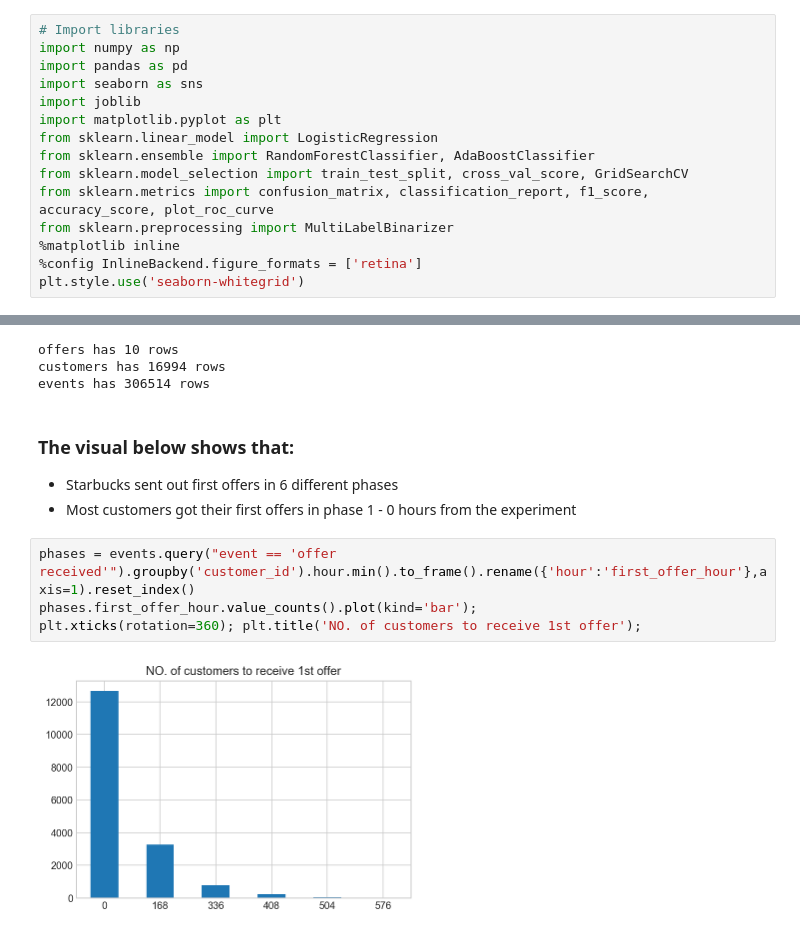
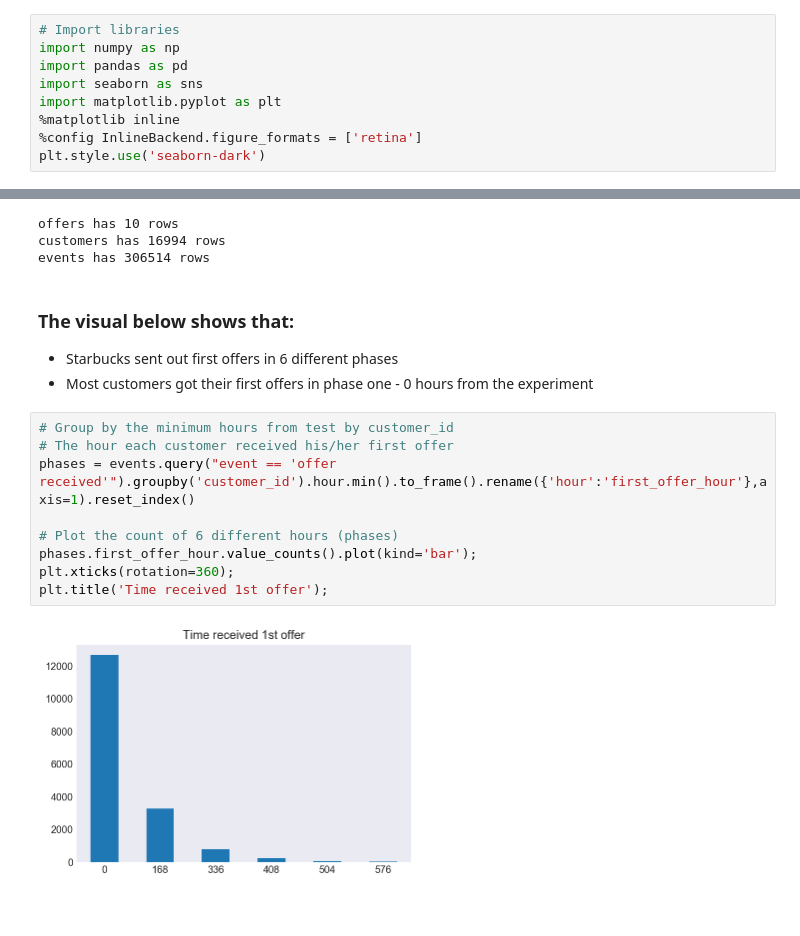
Before and after one commit to kevingao1136/Udacity_DataScience_Nanodegree, a Jupyter notebook: Starbucks_Capstone_Challenge/experiment_understanding.ipynb, the cells around one changed output, grey strips where cells are left out. Cells and saved outputs as stored; diff of their text form.

```diff
--- a/Starbucks_Capstone_Challenge/experiment_understanding.ipynb
+++ b/Starbucks_Capstone_Challenge/experiment_understanding.ipynb
@@ -8,16 +8,10 @@ Once every few days, Starbucks sends out an offer to users of the mobile app. An
 import numpy as np
 import pandas as pd
 import seaborn as sns
-import joblib
 import matplotlib.pyplot as plt
-from sklearn.linear_model import LogisticRegression
-from sklearn.ensemble import RandomForestClassifier, AdaBoostClassifier
-from sklearn.model_selection import train_test_split, cross_val_score, GridSearchCV
-from sklearn.metrics import confusion_matrix, classification_report, f1_score, accuracy_score, plot_roc_curve
-from sklearn.preprocessing import MultiLabelBinarizer
 %matplotlib inline
 %config InlineBackend.figure_formats = ['retina']
-plt.style.use('seaborn-whitegrid')
+plt.style.use('seaborn-dark')
 # %%
 # read in the cleaned datasets
 offers = pd.read_csv('cleaned_data/offers.csv')
@@ -33,10 +27,15 @@ events has 306514 rows
 # %% [markdown]
 ### The visual below shows that:
 - Starbucks sent out first offers in 6 different phases
-- Most customers got their first offers in phase 1 - 0 hours from the experiment
+- Most customers got their first offers in phase one - 0 hours from the experiment
 # %%
+# Group by the minimum hours from test by customer_id
+# The hour each customer received his/her first offer
 phases = events.query("event == 'offer received'").groupby('customer_id').hour.min().to_frame().rename({'hour':'first_offer_hour'},axis=1).reset_index()
+
+# Plot the count of 6 different hours (phases)
 phases.first_offer_hour.value_counts().plot(kind='bar');
-plt.xticks(rotation=360); plt.title('NO. of customers to receive 1st offer');
+plt.xticks(rotation=360);
+plt.title('Time received 1st offer');
 # %% [output]
-[figure, old version]
+[figure, new version]
```
Also changed, not shown: parts of 17 cells of this notebook.
